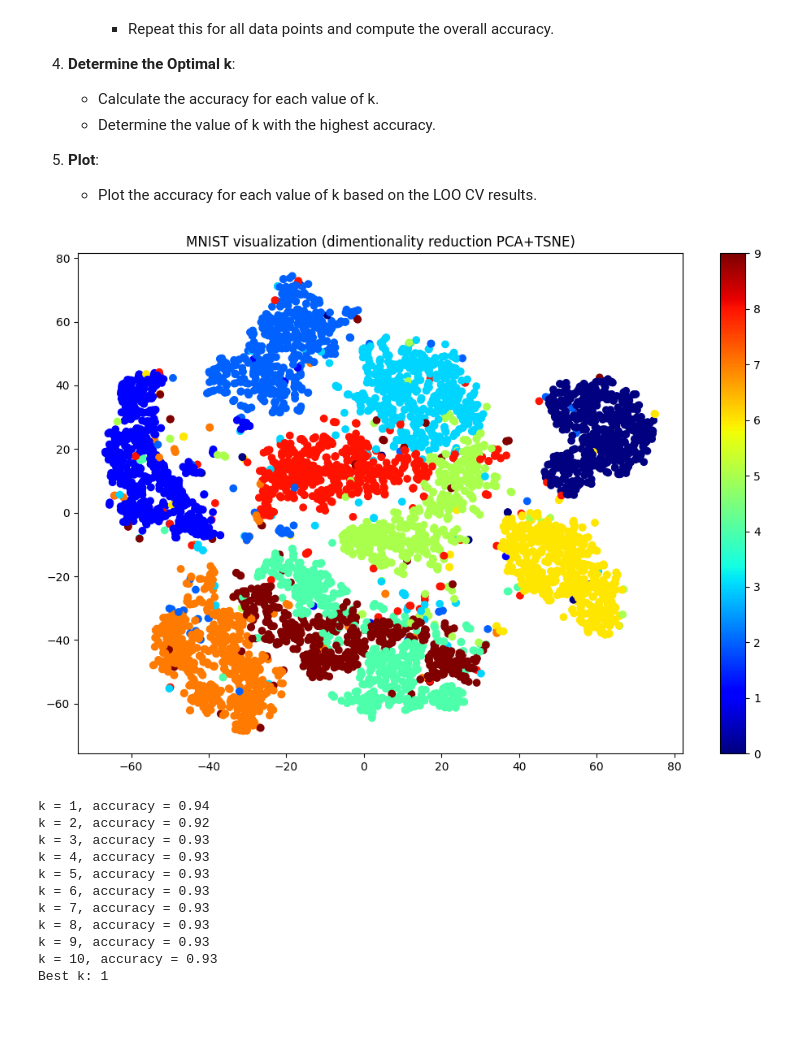
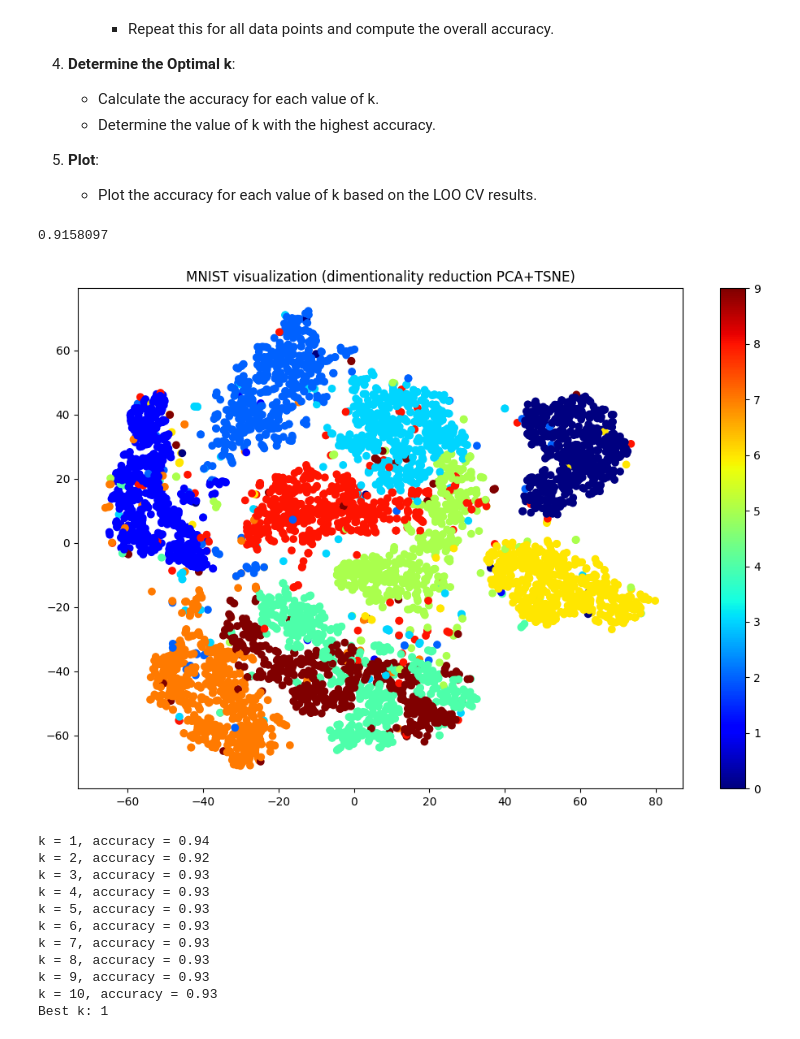
Before and after one commit to PatrykFlama/UWr, a Jupyter notebook: Sem5/ML/2024/List1/Zad2.ipynb, the cells around one changed output. Drawn from its saved outputs; the diff is of its cells as text; code cells hidden in the pictures.

```diff
--- a/Sem5/ML/2024/List1/Zad2.ipynb
+++ b/Sem5/ML/2024/List1/Zad2.ipynb
@@ -69,23 +69,25 @@ x_test = x_test.astype("float32") / 255.
 # %%
 from sklearn.manifold import TSNE
 from sklearn.decomposition import PCA
 import matplotlib.pyplot as plt
 
 # PCA reduction
-pca = PCA(n_components=50)
+pca = PCA(n_components=100)
 x_train_pca = pca.fit_transform(x_train)
+print(pca.explained_variance_ratio_.sum())
 
 # t-SNE reduction
 tsne = TSNE(n_components=2)
 x_train_tsne = tsne.fit_transform(x_train_pca)
 
 plt.figure(figsize=(12, 8))
 plt.scatter(x_train_tsne[:, 0], x_train_tsne[:, 1], c=y_train, cmap="jet")
 plt.colorbar()
 plt.title("MNIST visualization (dimentionality reduction PCA+TSNE)")
 plt.show()
 # %% [output]
+0.9158097
-[figure, old version]
+[figure, new version]
 # %%
 from sklearn.neighbors import KNeighborsClassifier
 from sklearn.model_selection import LeaveOneOut
```
Also changed, not shown: 5 other files.
